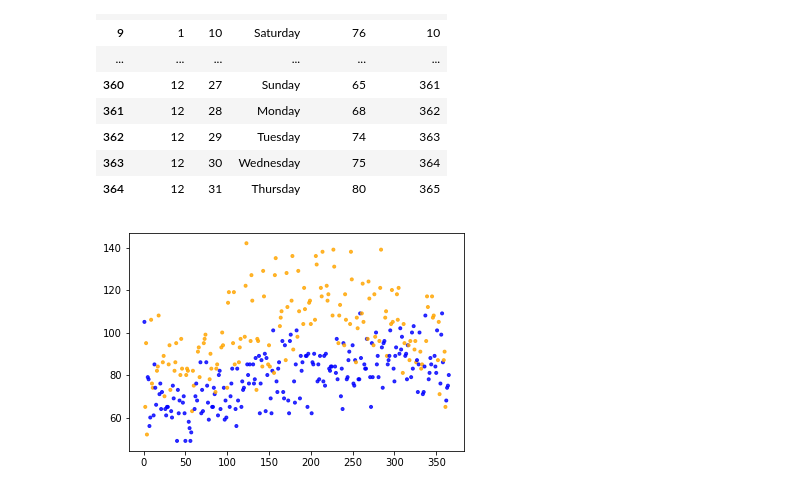
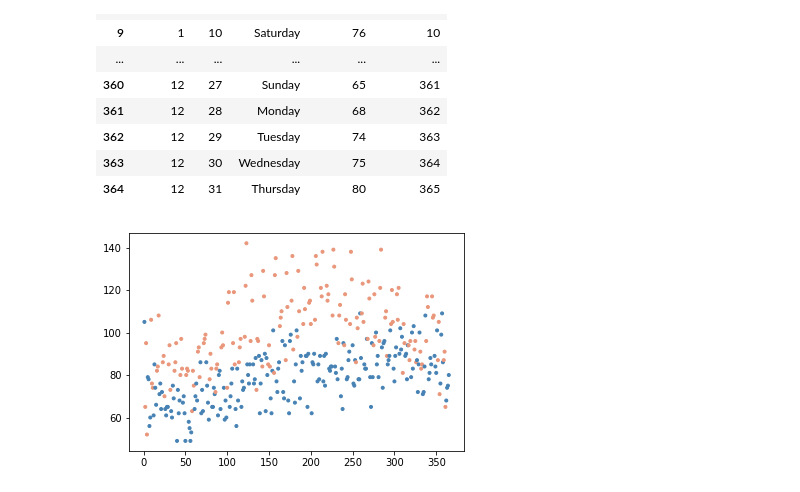
Before and after one commit to ziangzhang10/fatal-traffic-accident-study, a Jupyter notebook: data_readin.ipynb, the cells around one changed output. Drawn from its saved outputs; the diff is of its cells as text; code cells hidden in the pictures.

Commit message:
updated color scheme v2

```diff
--- a/data_readin.ipynb
+++ b/data_readin.ipynb
@@ -138,15 +138,15 @@ with pd.option_context('display.max_rows', None, 'display.max_columns', None):
 # %%
 # Plot instances of accidents vs day of year
 
 x = accident_by_day["Day of year"]
 y = accident_by_day["Accidents"]
 
-color = ["blue"if item in ["Monday", "Tuesday", "Wednesday", "Thursday"] else "orange"  for item in accident_by_day["DAY_WEEK"] ]
+color = ["steelblue"if item in ["Monday", "Tuesday", "Wednesday", "Thursday"] else "darksalmon"  for item in accident_by_day["DAY_WEEK"] ]
 
-plt.scatter(x, y, marker=".", alpha=0.8, c=color)
+plt.scatter(x, y, marker=".", alpha=1, c=color)
 
 plt.show()
 # %% [output]
-[figure, old version]
+[figure, new version]
 # %%
 # Plot specifically # accidents by day of the week
```
Also changed, not shown: 2 other files.
